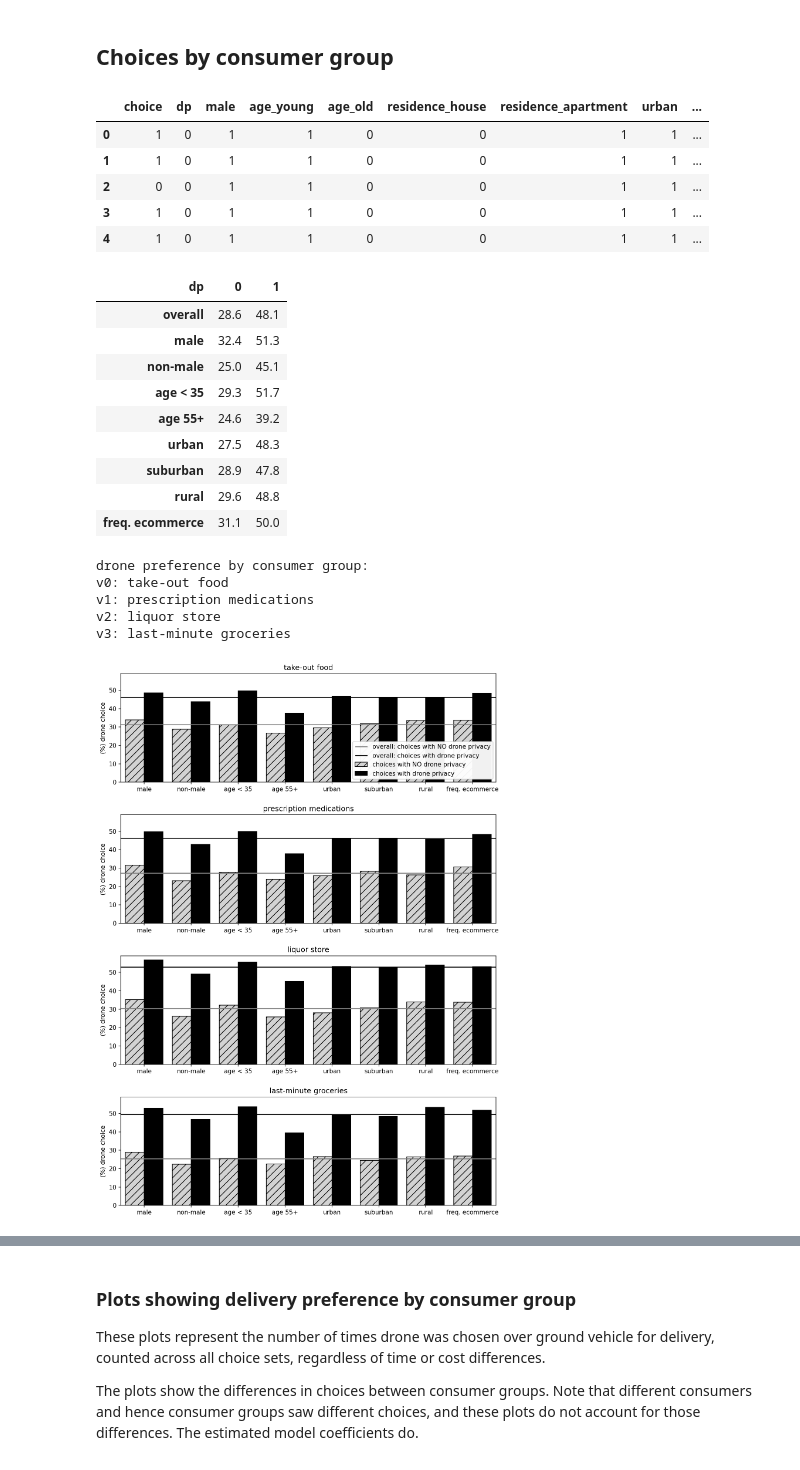
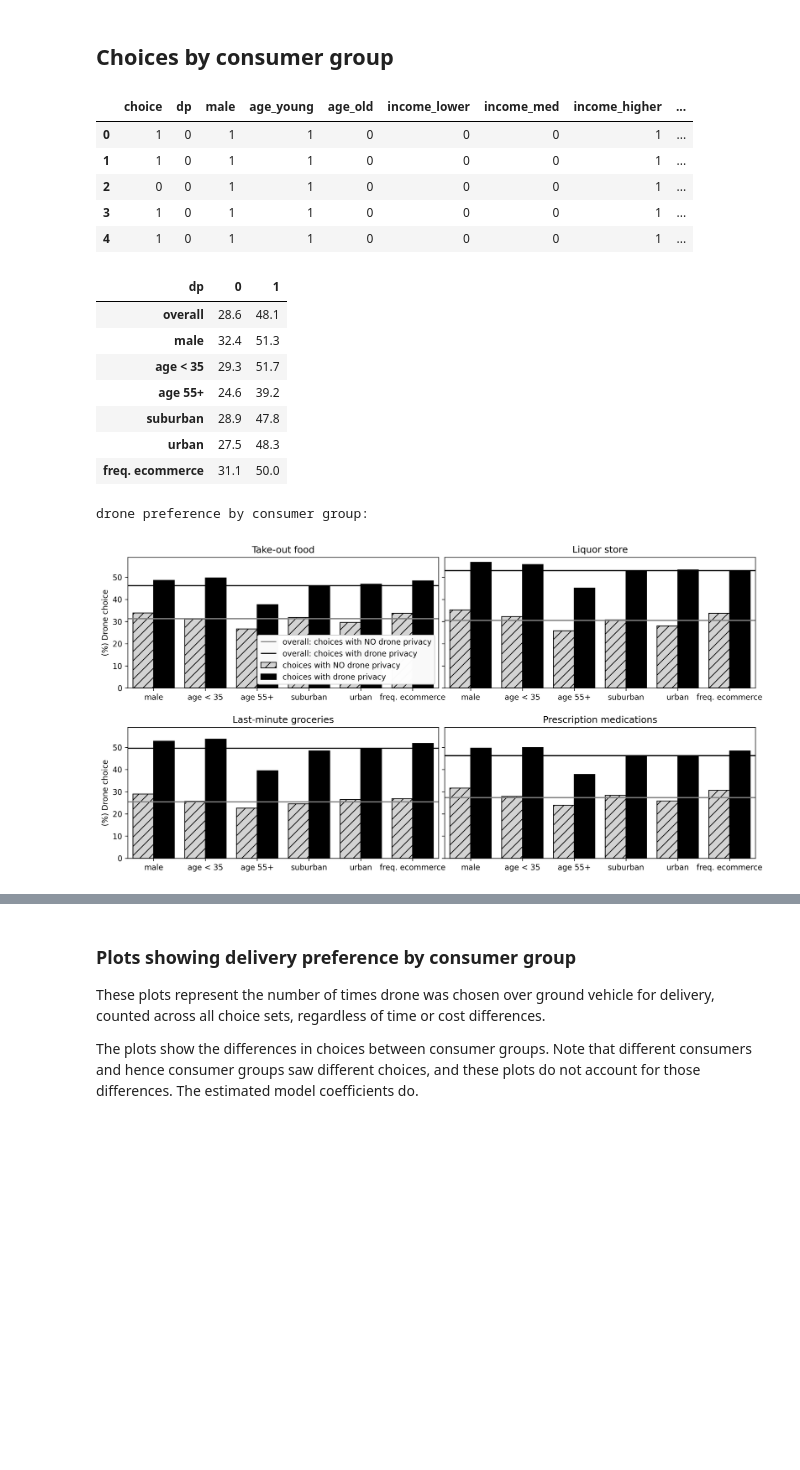
Before and after one commit to aberke/drones-consumer-privacy, a Jupyter notebook: data-analysis/choice-probability-plots.ipynb, the cells around one changed output, grey strips where cells are left out. Saved outputs shown, nothing was run; the diff lists cells and outputs as text; code cells hidden in the pictures; blank space fills up the shorter version.

```diff
--- a/data-analysis/choice-probability-plots.ipynb
+++ b/data-analysis/choice-probability-plots.ipynb
@@ -323,8 +320,8 @@ v3: last-minute groceries
 fig,ax = plt.subplots(1,1, figsize=(10,5), dpi=200)
 df = plot_choice_by_cost_diff(cost_diff_choices_df, ax)
 ax.legend()
-ax.set_xlabel('($) cost difference (drone - ground vehicle)')
-ax.set_ylabel('(%) choice probability')
+ax.set_xlabel('($) Cost difference (drone - ground vehicle)')
+ax.set_ylabel('(%) Choice probability')
 ax.set_title('choices by cost difference for all vendor types combined')
 df
 # %% [output]
@@ -346,6 +343,7 @@ cons_df = choices_df[[
     'dp',
     'male',
     'age_young', 'age_old',
+    'income_lower', 'income_med', 'income_higher',
     'residence_house', 'residence_apartment',
     'urban', 'suburban', 'rural',
     'freq_ecommerce', 'freq_takeout_food',
@@ -353,28 +351,30 @@ cons_df = choices_df[[
 ]]
 cons_df.head()
 # %% [output]
-|  | choice | dp | male | age_young | age_old | residence_house | residence_apartment | urban | ... |
-| 0 | 1 | 0 | 1 | 1 | 0 | 0 | 1 | 1 | ... |
-| 1 | 1 | 0 | 1 | 1 | 0 | 0 | 1 | 1 | ... |
-| 2 | 0 | 0 | 1 | 1 | 0 | 0 | 1 | 1 | ... |
-| 3 | 1 | 0 | 1 | 1 | 0 | 0 | 1 | 1 | ... |
-| 4 | 1 | 0 | 1 | 1 | 0 | 0 | 1 | 1 | ... |
+|  | choice | dp | male | age_young | age_old | income_lower | income_med | income_higher | ... |
+| 0 | 1 | 0 | 1 | 1 | 0 | 0 | 0 | 1 | ... |
+| 1 | 1 | 0 | 1 | 1 | 0 | 0 | 0 | 1 | ... |
+| 2 | 0 | 0 | 1 | 1 | 0 | 0 | 0 | 1 | ... |
+| 3 | 1 | 0 | 1 | 1 | 0 | 0 | 0 | 1 | ... |
+| 4 | 1 | 0 | 1 | 1 | 0 | 0 | 0 | 1 | ... |
 # %%
 def make_cons_plot_df(df):
     plot_df = df.groupby('dp')['choice'].agg(
         ['mean']
     ).rename(columns={'mean':'overall'})
     plot_df['male'] = df[df['male']==1].groupby('dp')['choice'].mean()
-    plot_df['non-male'] = df[df['male']==0].groupby('dp')['choice'].mean()
-
+    #plot_df['non-male'] = df[df['male']==0].groupby('dp')['choice'].mean()
     col_labels = [
         ('age_young','age < 35'),
         ('age_old','age 55+'),
+        #('income_lower','lower inc.'),
+        #('income_med','medium inc.'),
+        #('income_higher','higher inc.'),
         #('residence_house','house'),
         #('residence_apartment','apartment'),
+        ('suburban','suburban'),
         ('urban','urban'),
-        ('suburban','suburban'),
-        ('rural','rural'),
+        #('rural','rural'),
         ('freq_ecommerce','freq. ecommerce'),
         #('freq_takeout_food','freq. take-out'),
     ]
@@ -392,12 +392,10 @@ plot_df
 | dp | 0 | 1 |
 | overall | 28.6 | 48.1 |
 | male | 32.4 | 51.3 |
-| non-male | 25.0 | 45.1 |
 | age < 35 | 29.3 | 51.7 |
 | age 55+ | 24.6 | 39.2 |
+| suburban | 28.9 | 47.8 |
 | urban | 27.5 | 48.3 |
-| suburban | 28.9 | 47.8 |
-| rural | 29.6 | 48.8 |
 | freq. ecommerce | 31.1 | 50.0 |
 # %%
 def plot_choices_by_consumer_group_bar(plot_df, ax, overall_lines=True, overall_bars=False):
@@ -422,29 +420,30 @@ def plot_choices_by_consumer_group_bar(plot_df, ax, overall_lines=True, overall_
         label='choices with drone privacy',
         ax=ax, width=width, position=0)
     )
-    ax.set_ylabel('(%) drone choice')
-    ax.set_xlim([-0.5,7.5])
+    ax.set_ylabel('(%) Drone choice')
+    ax.set_xlim([-0.5,5.5])
     ax.set_ylim([0,59])
     ax.set_xticklabels(pdf.index, rotation=0)
 # %%
 print('drone preference by consumer group:')
-fig,axes = plt.subplots(4,1,figsize=(11,16),dpi=150)
-plt.subplots_adjust(hspace=0.3)
-for v, ax in enumerate(axes):
+# fig,axes = plt.subplots(4,1,figsize=(11,16),dpi=150)
+# plt.subplots_adjust(hspace=0.3)
+
+fig, axes = plt.subplots(2,2, figsize=(12,6),dpi=300,sharey=True)
+plt.tight_layout()
+plt.subplots_adjust(wspace=0.02, hspace=0.3)
+plots_order_vs = [0,2,3,1] # determines plot order
+for i, v in enumerate(plots_order_vs):
+    ax = axes.flat[i]
     v_type = VENDOR_TYPES[v][0]
-    print('v%s: %s' % (v, v_type))
     v_plot_df = make_cons_plot_df(cons_df[cons_df['v']==v])
-    ax.set_title('%s' % v_type)
+    ax.set_title('%s' % v_type.capitalize())
     plot_choices_by_consumer_group_bar(v_plot_df, ax)
     if v==0:
-        ax.legend(facecolor='white', framealpha=0.95, loc='lower right')#bbox_to_anchor=(0.72, 1.04))
+        ax.legend(facecolor='white', framealpha=0.98, loc='lower right')#bbox_to_anchor=(0.72, 1.04))
     #display(v_plot_df)
 #     break
 # %% [output]
 drone preference by consumer group:
-v0: take-out food
-v1: prescription medications
-v2: liquor store
-v3: last-minute groceries
-[figure, old version]
+[figure, new version]
 # %%
```
Also changed, not shown: parts of 6 cells of this notebook, 8 other files.
